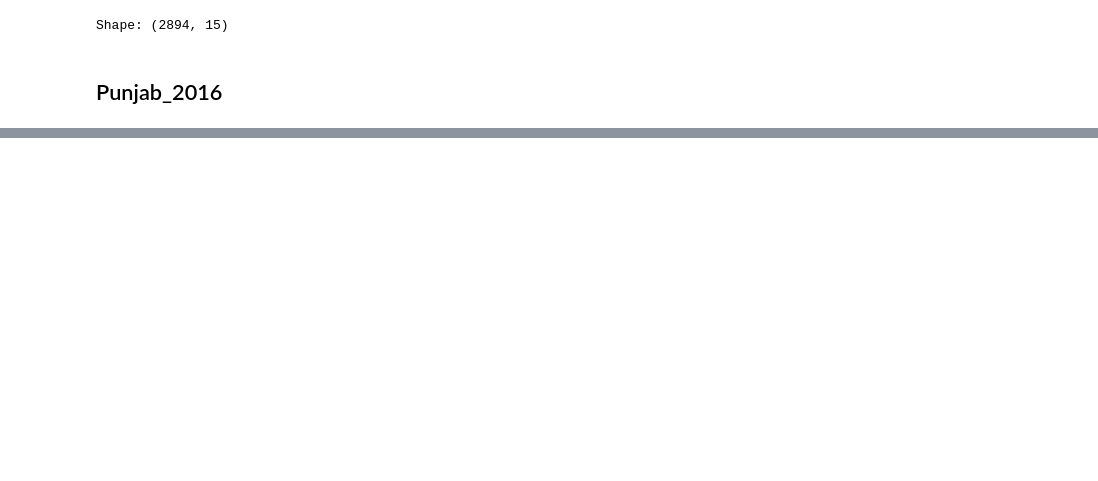
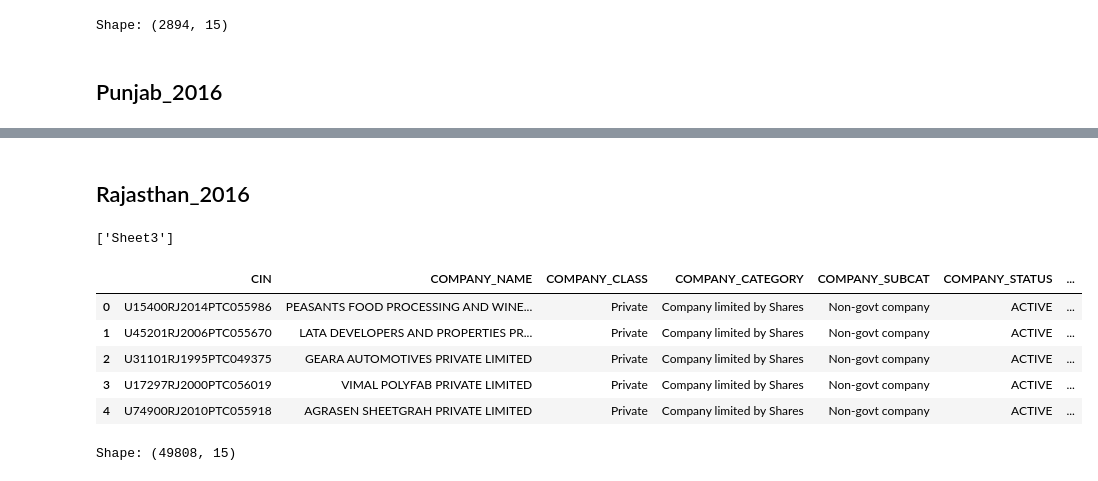
Before and after one commit to shayan-khoygani/Codebook, a Jupyter notebook: [DIR] corporation_list_by_state_2016/corporation_list_by_state_2016.ipynb, the cells around one changed output, grey strips where cells are left out. Cells and saved outputs as stored; diff of their text form; code cells hidden in the pictures; blank space fills up the shorter version.

```diff
--- a/[DIR] corporation_list_by_state_2016/corporation_list_by_state_2016.ipynb
+++ b/[DIR] corporation_list_by_state_2016/corporation_list_by_state_2016.ipynb
@@ -595,0 +616,22 @@ Shape: (2894, 15)
+# %% [markdown]
+## Rajasthan_2016
+# %%
+path = "s3://daanmatchdatafiles/corporation_list_by_state_2016/Rajasthan_2016.xlsx"
+xl = pd.ExcelFile(path)
+print(xl.sheet_names)
+df = xl.parse("Sheet3")
+df.head()
+# %% [output]
+['Sheet3']
+|  | CIN | COMPANY_NAME | COMPANY_CLASS | COMPANY_CATEGORY | COMPANY_SUBCAT | COMPANY_STATUS | ... |
+| 0 | U15400RJ2014PTC055986 | PEASANTS FOOD PROCESSING AND WINE... | Private | Company limited by Shares | Non-govt company | ACTIVE | ... |
+| 1 | U45201RJ2006PTC055670 | LATA DEVELOPERS AND PROPERTIES PR... | Private | Company limited by Shares | Non-govt company | ACTIVE | ... |
+| 2 | U31101RJ1995PTC049375 | GEARA AUTOMOTIVES PRIVATE LIMITED | Private | Company limited by Shares | Non-govt company | ACTIVE | ... |
+| 3 | U17297RJ2000PTC056019 | VIMAL POLYFAB PRIVATE LIMITED | Private | Company limited by Shares | Non-govt company | ACTIVE | ... |
+| 4 | U74900RJ2010PTC055918 | AGRASEN SHEETGRAH PRIVATE LIMITED | Private | Company limited by Shares | Non-govt company | ACTIVE | ... |
+# %%
+shape = df.shape
+print("Shape:", shape)
+companies += shape[0]
+# %% [output]
+Shape: (49808, 15)
```
Also changed, not shown: parts of 22 cells of this notebook.
